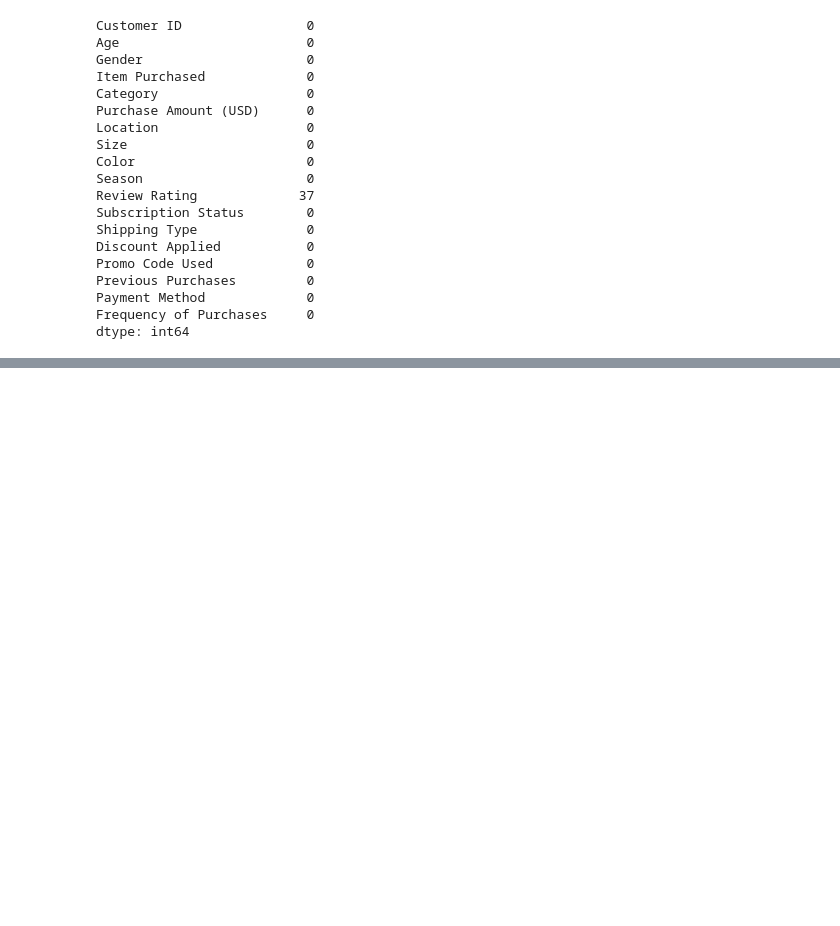
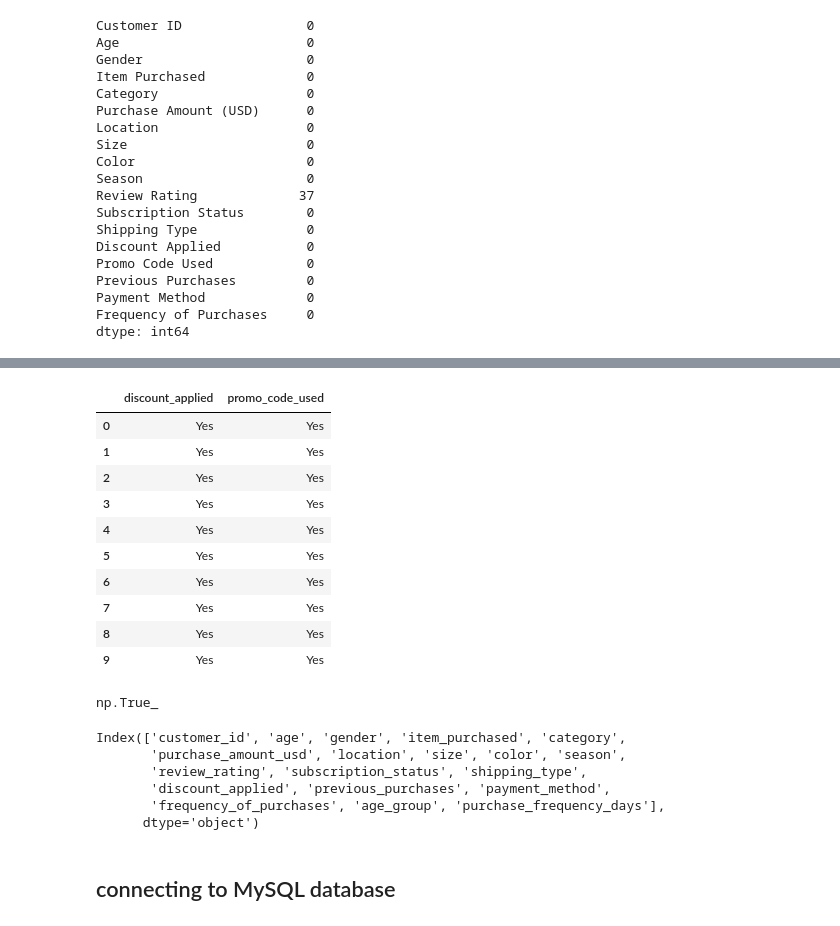
Before and after one commit to ramashishpanchal/Customer-Shoping-Behaviour, a Jupyter notebook: customer_shoping_behaviour.ipynb, the cells around one changed output, grey strips where cells are left out. Drawn from its saved outputs; the diff is of its cells as text; code cells hidden in the pictures; blank space fills up the shorter version.

```diff
--- a/customer_shoping_behaviour.ipynb
+++ b/customer_shoping_behaviour.ipynb
@@ -67,0 +165,18 @@ dtype: int64
+# %%
+data[['discount_applied','promo_code_used']].head(10)
+# %% [output]
+|  | discount_applied | promo_code_used |
+| 0 | Yes | Yes |
+| 1 | Yes | Yes |
+| 2 | Yes | Yes |
+| 3 | Yes | Yes |
+| 4 | Yes | Yes |
+| 5 | Yes | Yes |
+| 6 | Yes | Yes |
+| 7 | Yes | Yes |
+| 8 | Yes | Yes |
+| 9 | Yes | Yes |
+# %%
+(data['discount_applied']==data['promo_code_used']).all()
+# %% [output]
+np.True_
@@ -67,0 +185,11 @@ dtype: int64
+# %%
+data.columns
+# %% [output]
+Index(['customer_id', 'age', 'gender', 'item_purchased', 'category',
+       'purchase_amount_usd', 'location', 'size', 'color', 'season',
+       'review_rating', 'subscription_status', 'shipping_type',
+       'discount_applied', 'previous_purchases', 'payment_method',
+       'frequency_of_purchases', 'age_group', 'purchase_frequency_days'],
+      dtype='object')
+# %% [markdown]
+## connecting to MySQL database
```
Also changed, not shown: parts of 12 cells of this notebook.
